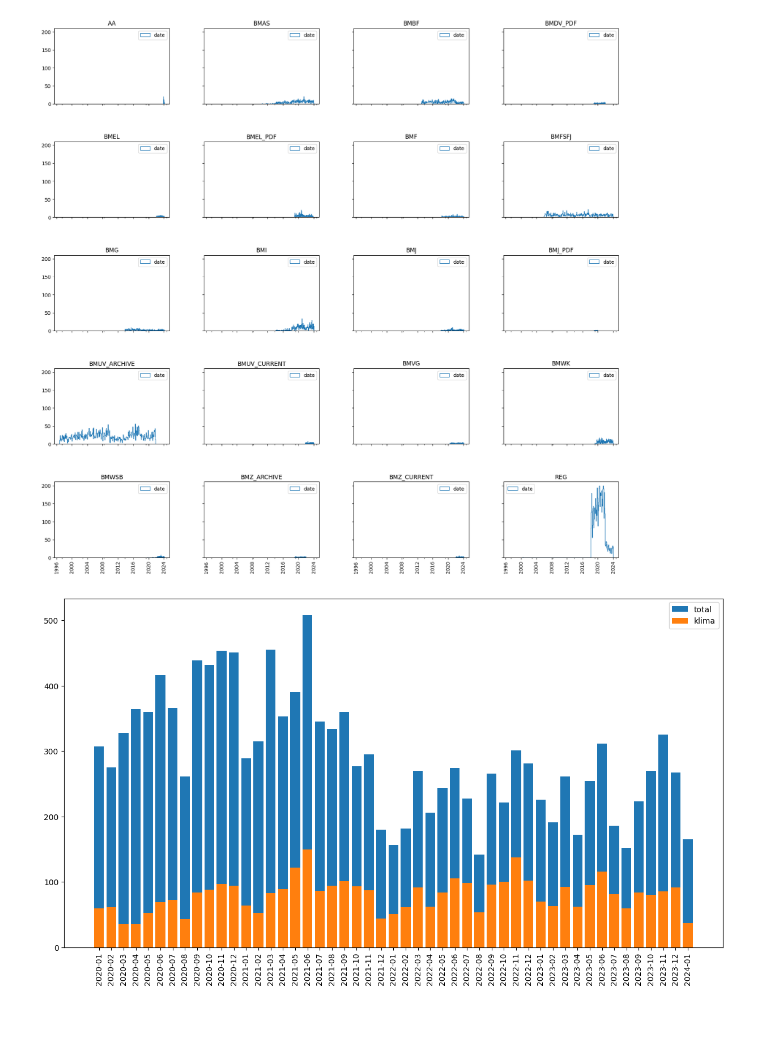
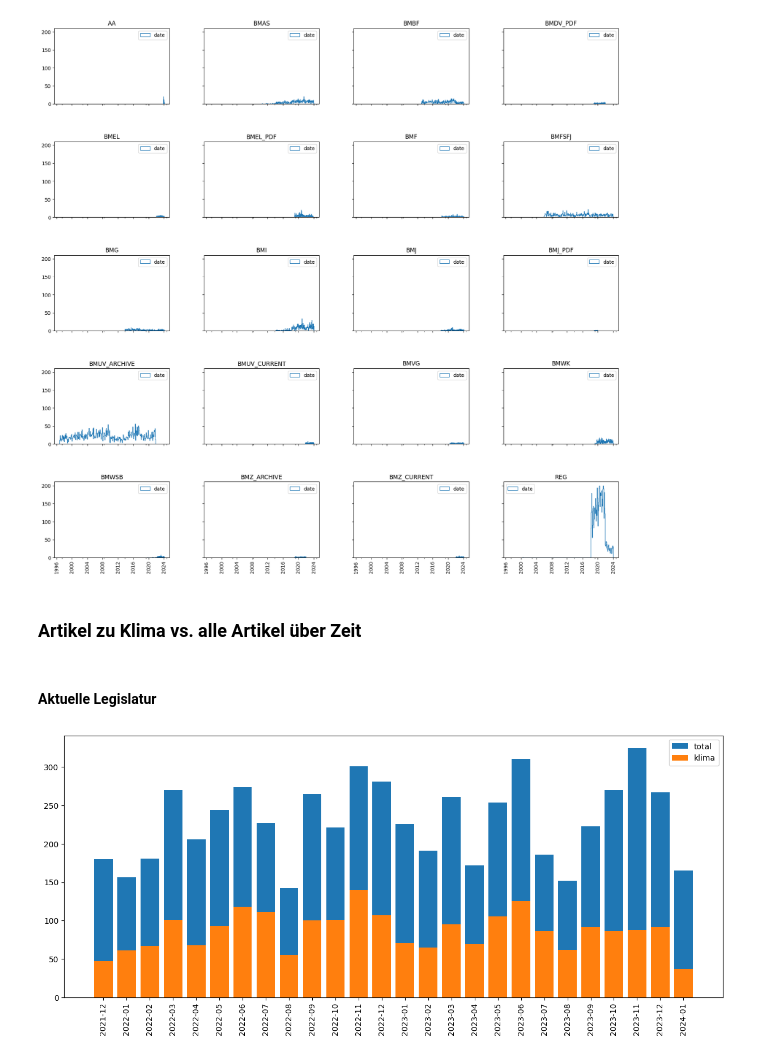
Before and after one commit to TimRepke/pressemeldungen, a Jupyter notebook: 02_Exploration/Overview.ipynb, the cells around one changed output. Cells and saved outputs as stored; diff of their text form; code cells hidden in the pictures; blank space fills up the shorter version.

```diff
--- a/02_Exploration/Overview.ipynb
+++ b/02_Exploration/Overview.ipynb
@@ -92,0 +100,4 @@ dfc
+# %%
+# Filtering
+df['grp'] = [i.strftime('%Y-%m') if i else None for i in df['date']]
+dff = df[df['grp'] >= '2021-12']
@@ -120,18 +197,22 @@ array([[<Axes: title={'center': 'AA'}>, <Axes: title={'center': 'BMAS'}>,
         <Axes: title={'center': 'BMZ_CURRENT'}>,
         <Axes: title={'center': 'REG'}>]], dtype=object)
 [figure]
+# %% [markdown]
+### Artikel zu Klima vs. alle Artikel über Zeit
+# %% [markdown]
+#### Aktuelle Legislatur
 # %%
 df['grp'] = [i.strftime('%Y-%m') if i else None for i in df['date']]
-cnts = df[df['grp'] >= '2020-01'].groupby('grp').count()
+cnts = df[df['grp'] >= '2021-12'].groupby('grp').count()
 
-plt.figure(figsize=(15, 8))
+plt.figure(figsize=(15, 6))
 plt.bar(cnts.index, cnts['ministry'], label='total')
 plt.bar(cnts.index, cnts['contains_klima'], label='klima')
 plt.legend()
 plt.xticks(rotation=90)
 plt.show()
 # %% [output]
-[figure, old version]
+[figure, new version]
 # %%
 cnts
 # %% [output]
```
Also changed, not shown: parts of 17 cells of this notebook, 1 other file.
